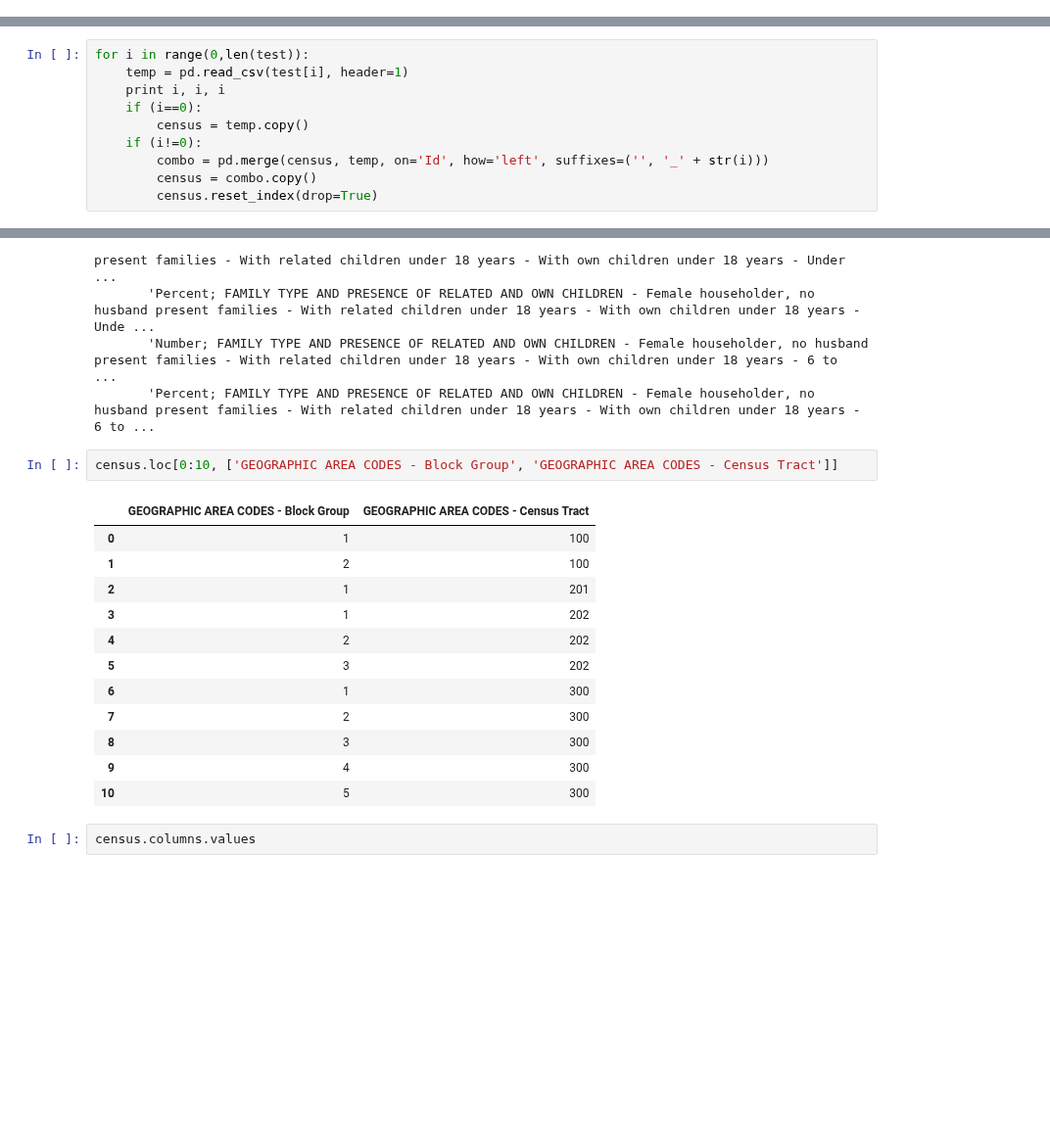
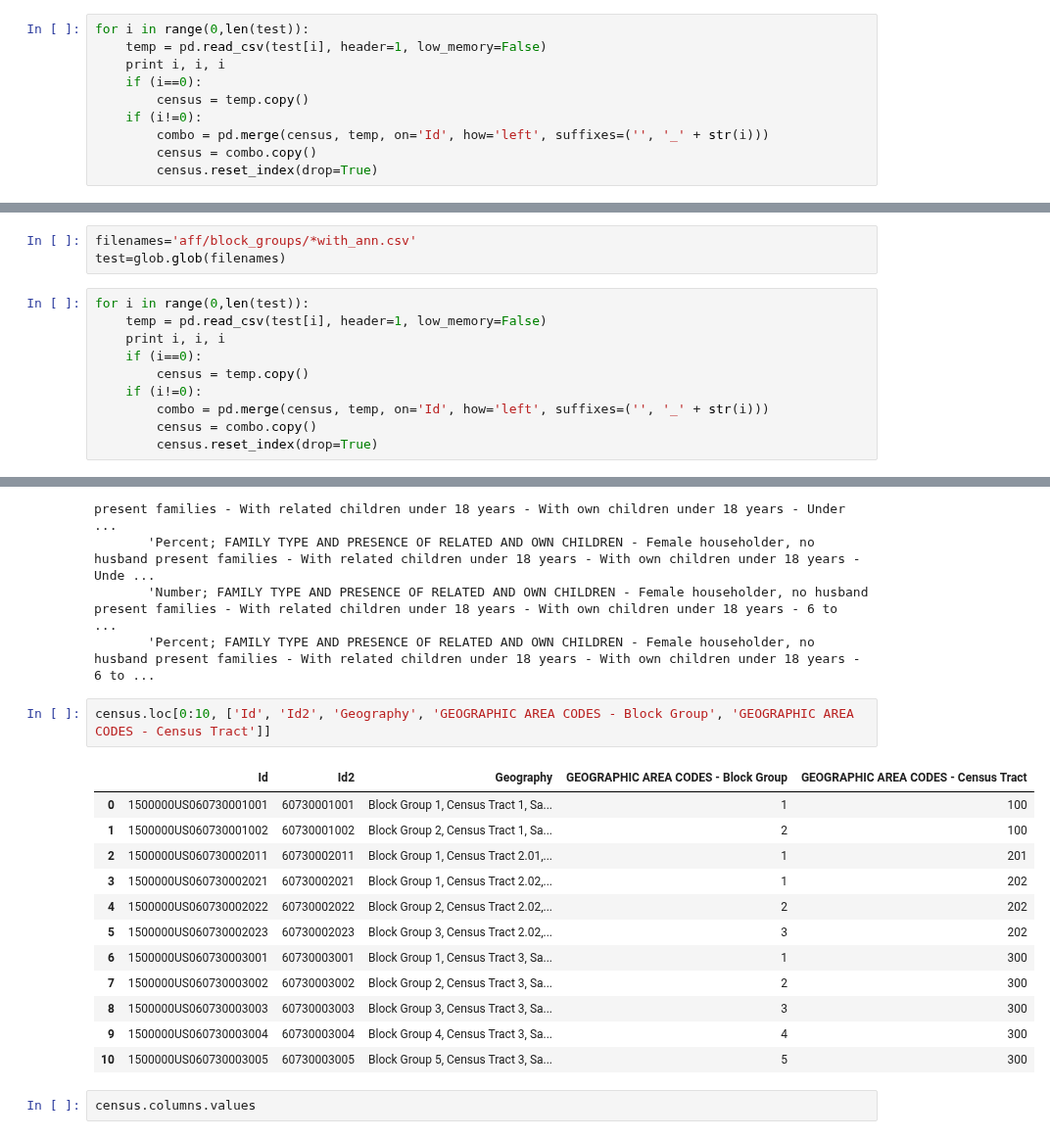
Before and after one commit to katiesch/insight2016, a Jupyter notebook: 311_blocks.ipynb, the cells around one changed output, grey strips where cells are left out. Shown at 98% size. Cells and saved outputs as stored; diff of their text form; blank space fills up the shorter version.

```diff
--- a/311_blocks.ipynb
+++ b/311_blocks.ipynb
@@ -72,0 +180,10 @@ ValueError: No JSON object could be decoded
+# %%
+for i in range(0,len(test)):
+    temp = pd.read_csv(test[i], header=1, low_memory=False)
+    print i, i, i
+    if (i==0):
+        census = temp.copy()
+    if (i!=0):
+        combo = pd.merge(census, temp, on='Id', how='left', suffixes=('', '_' + str(i)))
+        census = combo.copy()
+        census.reset_index(drop=True)
@@ -72,0 +300,13 @@ ValueError: No JSON object could be decoded
+# %%
+filenames='aff/block_groups/*with_ann.csv'
+test=glob.glob(filenames)
+# %%
+for i in range(0,len(test)):
+    temp = pd.read_csv(test[i], header=1, low_memory=False)
+    print i, i, i
+    if (i==0):
+        census = temp.copy()
+    if (i!=0):
+        combo = pd.merge(census, temp, on='Id', how='left', suffixes=('', '_' + str(i)))
+        census = combo.copy()
+        census.reset_index(drop=True)
@@ -168,10 +523,0 @@ test=glob.glob(filenames)
-# %%
-for i in range(0,len(test)):
-    temp = pd.read_csv(test[i], header=1)
-    print i, i, i
-    if (i==0):
-        census = temp.copy()
-    if (i!=0):
-        combo = pd.merge(census, temp, on='Id', how='left', suffixes=('', '_' + str(i)))
-        census = combo.copy()
-        census.reset_index(drop=True)
@@ -236,20 +557,20 @@ array(['Id', 'Id2', 'Geography', 'Total:', 'Owner occupied',
        'Number; FAMILY TYPE AND PRESENCE OF RELATED AND OWN CHILDREN - Female householder, no husband present families - With related children under 18 years - With own children under 18 years - 6 to  ...
        'Percent; FAMILY TYPE AND PRESENCE OF RELATED AND OWN CHILDREN - Female householder, no husband present families - With related children under 18 years - With own children under 18 years - 6 to ...
 # %%
-census.loc[0:10, ['GEOGRAPHIC AREA CODES - Block Group', 'GEOGRAPHIC AREA CODES - Census Tract']]
+census.loc[0:10, ['Id', 'Id2', 'Geography', 'GEOGRAPHIC AREA CODES - Block Group', 'GEOGRAPHIC AREA CODES - Census Tract']]
 # %% [output]
-|  | GEOGRAPHIC AREA CODES - Block Group | GEOGRAPHIC AREA CODES - Census Tract |
-| 0 | 1 | 100 |
-| 1 | 2 | 100 |
-| 2 | 1 | 201 |
-| 3 | 1 | 202 |
-| 4 | 2 | 202 |
-| 5 | 3 | 202 |
-| 6 | 1 | 300 |
-| 7 | 2 | 300 |
-| 8 | 3 | 300 |
-| 9 | 4 | 300 |
-| 10 | 5 | 300 |
+|  | Id | Id2 | Geography | GEOGRAPHIC AREA CODES - Block Group | GEOGRAPHIC AREA CODES - Census Tract |
+| 0 | 1500000US060730001001 | 60730001001 | Block Group 1, Census Tract 1, Sa... | 1 | 100 |
+| 1 | 1500000US060730001002 | 60730001002 | Block Group 2, Census Tract 1, Sa... | 2 | 100 |
+| 2 | 1500000US060730002011 | 60730002011 | Block Group 1, Census Tract 2.01,... | 1 | 201 |
+| 3 | 1500000US060730002021 | 60730002021 | Block Group 1, Census Tract 2.02,... | 1 | 202 |
+| 4 | 1500000US060730002022 | 60730002022 | Block Group 2, Census Tract 2.02,... | 2 | 202 |
+| 5 | 1500000US060730002023 | 60730002023 | Block Group 3, Census Tract 2.02,... | 3 | 202 |
+| 6 | 1500000US060730003001 | 60730003001 | Block Group 1, Census Tract 3, Sa... | 1 | 300 |
+| 7 | 1500000US060730003002 | 60730003002 | Block Group 2, Census Tract 3, Sa... | 2 | 300 |
+| 8 | 1500000US060730003003 | 60730003003 | Block Group 3, Census Tract 3, Sa... | 3 | 300 |
+| 9 | 1500000US060730003004 | 60730003004 | Block Group 4, Census Tract 3, Sa... | 4 | 300 |
+| 10 | 1500000US060730003005 | 60730003005 | Block Group 5, Census Tract 3, Sa... | 5 | 300 |
 # %%
 census.columns.values
 # %% [output]
```
Also changed, not shown: parts of 50 cells of this notebook.
